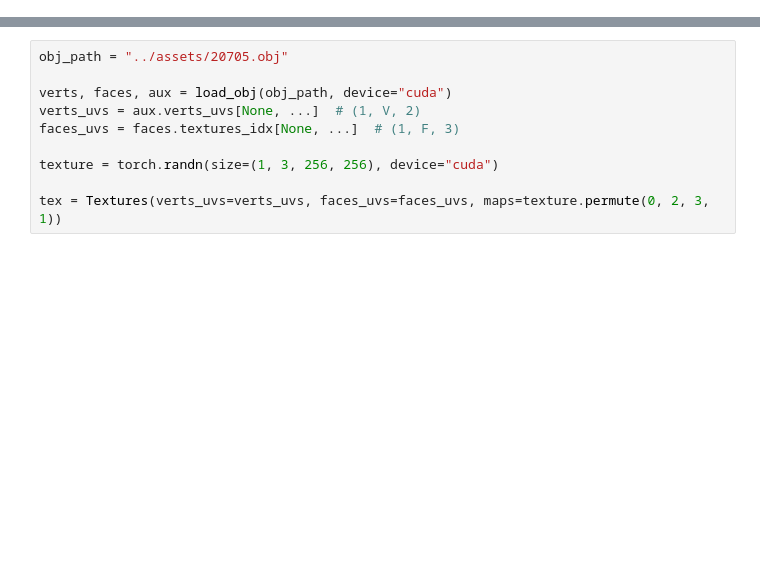
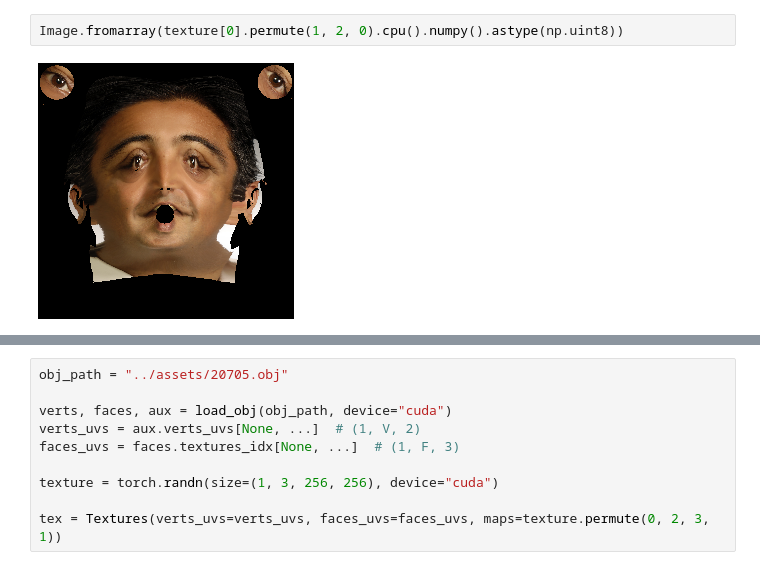
Before and after one commit to ardarslan/score-face, a Jupyter notebook: nbs/texture_test.ipynb, the cells around one changed output, grey strips where cells are left out. Cells and saved outputs as stored; diff of their text form; blank space fills up the shorter version.

```diff
--- a/nbs/texture_test.ipynb
+++ b/nbs/texture_test.ipynb
@@ -0,0 +160,4 @@
+# %%
+Image.fromarray(texture[0].permute(1, 2, 0).cpu().numpy().astype(np.uint8))
+# %% [output]
+[figure, added]
```
Also changed, not shown: parts of 16 cells of this notebook, 3 other files.
